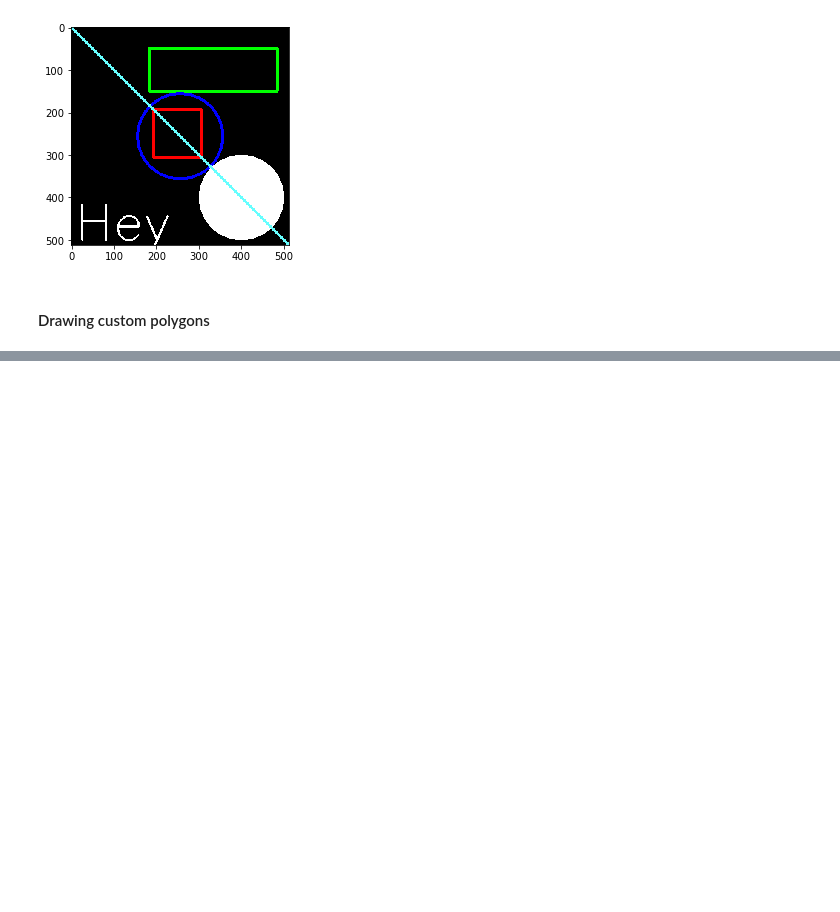
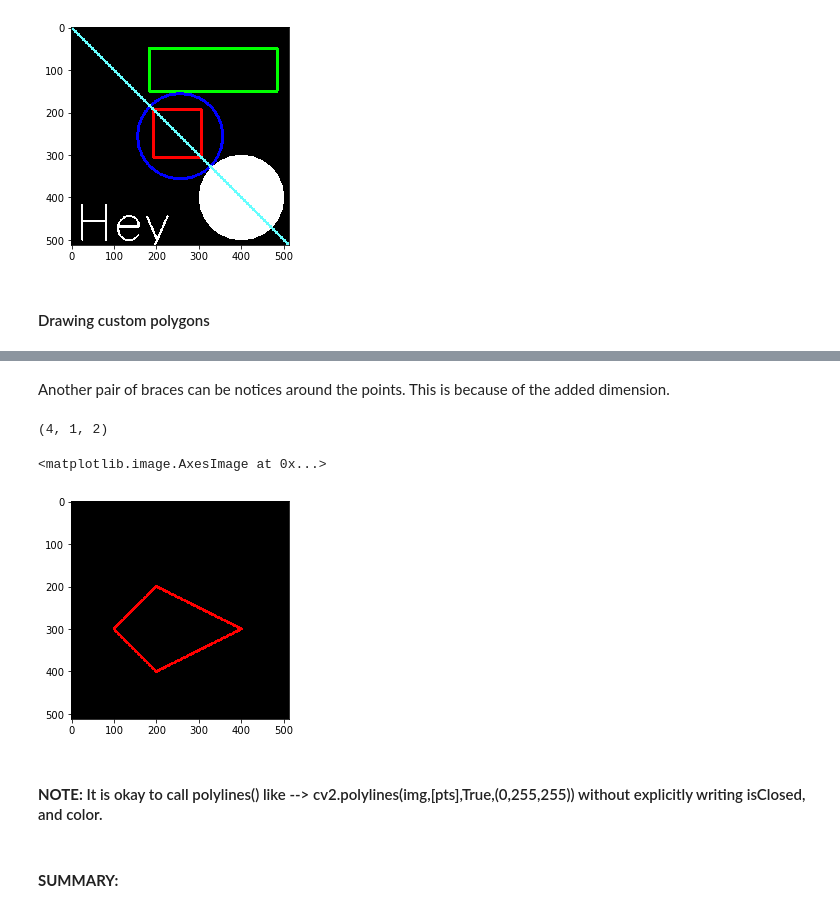
Before and after one commit to ujjwaltyagi2000/computer-vision-basics, a Jupyter notebook: drawing-on-images.ipynb, the cells around one changed output, grey strips where cells are left out. Drawn from its saved outputs; the diff is of its cells as text; code cells hidden in the pictures; blank space fills up the shorter version.

```diff
--- a/drawing-on-images.ipynb
+++ b/drawing-on-images.ipynb
@@ -87,3 +87,6 @@ plt.imshow(blank_img)
 [figure]
 # %% [markdown]
 #### Drawing custom polygons
+# %%
+new_blank=np.zeros(shape=(512,512,3),dtype=np.int32)
+plt.imshow(new_blank)
@@ -89,0 +96,2 @@ plt.imshow(blank_img)
+# %%
+vertices=np.array([[100,300],[200,200],[400,300],[200,400]],dtype=np.int32)
@@ -89,0 +111,4 @@ plt.imshow(blank_img)
+# %%
+points=vertices.reshape((-1,1,2)) #Adds an extra dimension to the existing vertices matrix
+#Just memorize the reshape((-1,1,2))
+points
@@ -89,0 +123,17 @@ plt.imshow(blank_img)
+# %% [markdown]
+Another pair of braces can be notices around the points. This is because of the added dimension.
+# %%
+points.shape
+# %% [output]
+(4, 1, 2)
+# %%
+cv2.polylines(new_blank,[points],isClosed=True,color=(255,0,0),thickness=5)
+#isClosed is a boolean parameter which tell opencv if the polygon is closed or open
+plt.imshow(new_blank)
+# %% [output]
+<matplotlib.image.AxesImage at 0x...>
+[figure, added]
+# %% [markdown]
+#### **NOTE:** It is okay to call polylines() like --> cv2.polylines(img,[pts],True,(0,255,255)) without explicitly writing isClosed, and color.
+# %% [markdown]
+#### **SUMMARY:**
```
Also changed, not shown: parts of 6 cells of this notebook.
